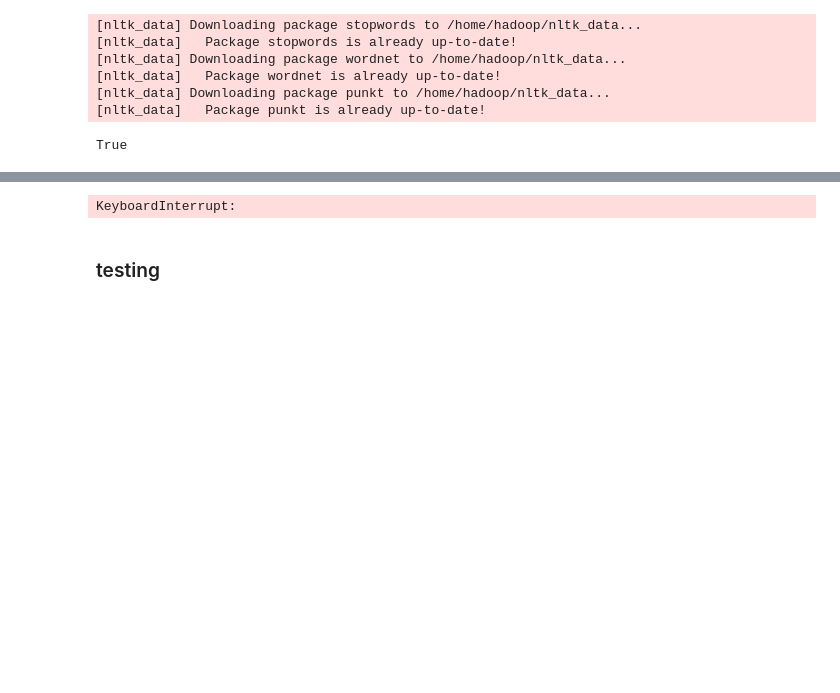
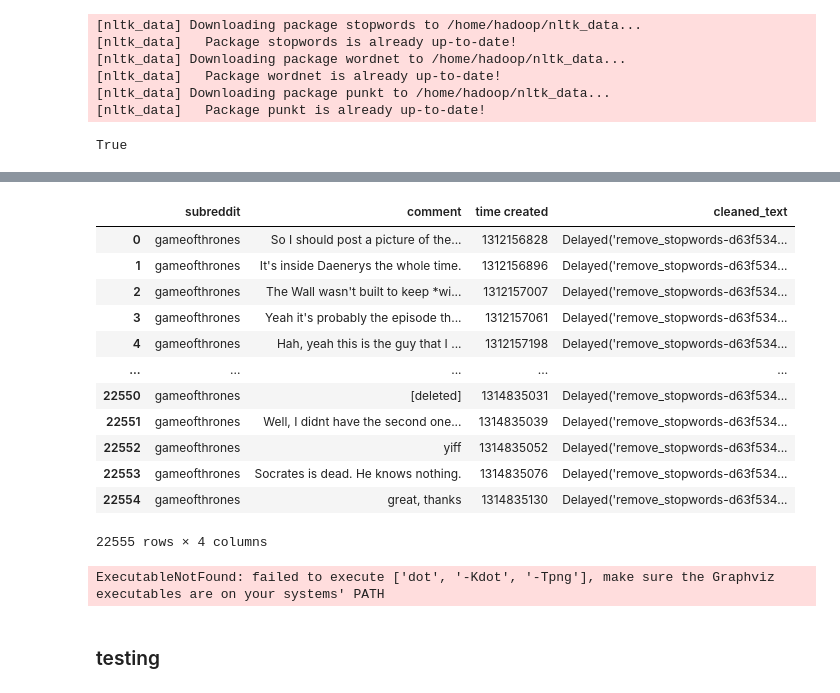
Before and after one commit to lsc4ss-s21/final-project-ask-lsc, a Jupyter notebook: reddit_data_cleaning_dask.ipynb, the cells around one changed output, grey strips where cells are left out. Cells and saved outputs as stored; diff of their text form; code cells hidden in the pictures; blank space fills up the shorter version.

Commit message:
still working on dask

```diff
--- a/reddit_data_cleaning_dask.ipynb
+++ b/reddit_data_cleaning_dask.ipynb
@@ -183,11 +228,30 @@ dask_dataframe = ddf.from_pandas(comments_df, npartitions=12)
 # %%
 #t0 = time.time()
 result = dask_dataframe.map_partitions(clean_text, meta=comments_df)
-df = result.compute()
+#results = dask.delayed(clean_text(comments_df))
+df = results.compute()
 #t1 = time.time()
 #print("Time to process with Dask {}".format(t1-t0))
-# %% [output]
-KeyboardInterrupt:
+# %%
+df
+# %% [output]
+|  | subreddit | comment | time created | cleaned_text |
+| 0 | gameofthrones | So I should post a picture of the... | 1312156828 | Delayed('remove_stopwords-d63f534... |
+| 1 | gameofthrones | It's inside Daenerys the whole time. | 1312156896 | Delayed('remove_stopwords-d63f534... |
+| 2 | gameofthrones | The Wall wasn't built to keep *wi... | 1312157007 | Delayed('remove_stopwords-d63f534... |
+| 3 | gameofthrones | Yeah it's probably the episode th... | 1312157061 | Delayed('remove_stopwords-d63f534... |
+| 4 | gameofthrones | Hah, yeah this is the guy that I ... | 1312157198 | Delayed('remove_stopwords-d63f534... |
+| ... | ... | ... | ... | ... |
+| 22550 | gameofthrones | [deleted] | 1314835031 | Delayed('remove_stopwords-d63f534... |
+| 22551 | gameofthrones | Well, I didnt have the second one... | 1314835039 | Delayed('remove_stopwords-d63f534... |
+| 22552 | gameofthrones | yiff | 1314835052 | Delayed('remove_stopwords-d63f534... |
+| 22553 | gameofthrones | Socrates is dead. He knows nothing. | 1314835076 | Delayed('remove_stopwords-d63f534... |
+| 22554 | gameofthrones | great, thanks | 1314835130 | Delayed('remove_stopwords-d63f534... |
+22555 rows × 4 columns
+# %%
+result.visualize()
+# %% [output]
+ExecutableNotFound: failed to execute ['dot', '-Kdot', '-Tpng'], make sure the Graphviz executables are on your systems' PATH
 # %% [markdown]
 ### testing
 # %%
```
Also changed, not shown: parts of 11 cells of this notebook.
